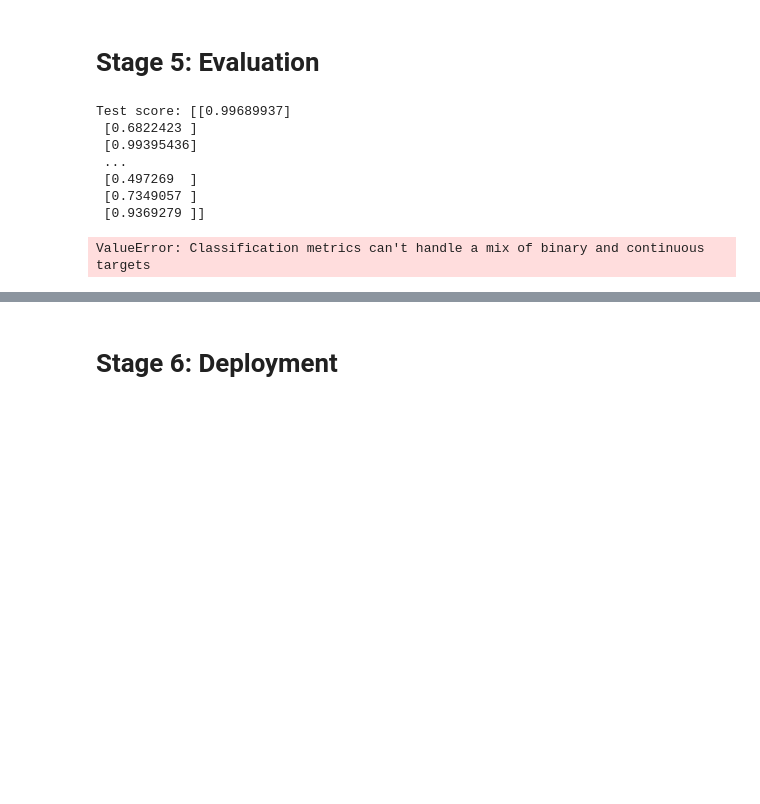
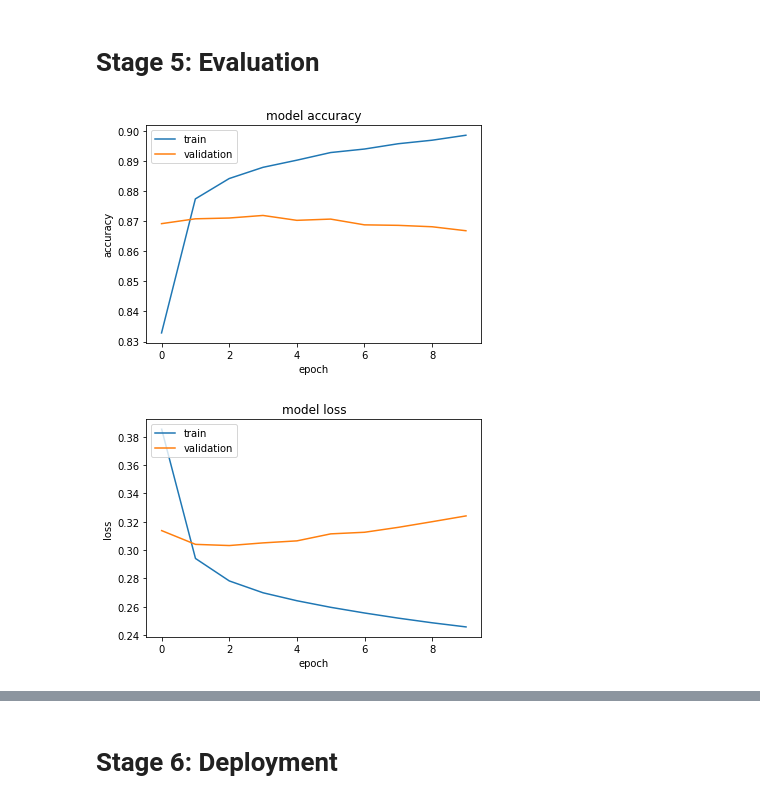
Before and after one commit to PramodaMajhi/sentiment-analysis, a Jupyter notebook: DeepLearning_Sentiment.ipynb, the cells around one changed output, grey strips where cells are left out. Saved outputs shown, nothing was run; the diff lists cells and outputs as text; code cells hidden in the pictures; blank space fills up the shorter version.

```diff
--- a/DeepLearning_Sentiment.ipynb
+++ b/DeepLearning_Sentiment.ipynb
@@ -46,7 +49,7 @@ print("y_test shape: {}".format(y_test.shape), end='\n\n')
 
 
 # Convert a collection of raw documents to a matrix
-vectorizer = TfidfVectorizer(decode_error='replace', encoding='utf-8', max_features=5000)
+vectorizer = TfidfVectorizer(decode_error='replace', encoding='utf-8', max_features=10000)
 # Learn vocabulary and idf from training set.
 vectorizer.fit(x_train.values.astype('U'))
 # Learn vocabulary and idf, return term-document matrix.
@@ -63,7 +66,8 @@ y_test shape: (103907,)
 from keras.models import Sequential
 from keras.layers import Dense, Embedding
 
+# Initializing Neural Network
 model = Sequential()
-model.add(Dense(units=6, kernel_initializer="uniform", activation='relu', input_dim=5000))
+model.add(Dense(units=6, kernel_initializer="uniform", activation='relu', input_dim=10000))
 model.add(Dense(units=6, kernel_initializer="uniform", activation='relu'))
 model.add(Dense(units=1, kernel_initializer="uniform", activation='sigmoid'))
@@ -74,5 +76,5 @@ As this is binary classification problem, we'll use binary_crossentropy loss fun
 # %%
 model.compile(loss='binary_crossentropy', optimizer='adam', metrics=['accuracy'])
 # %%
-model.fit(x_train_tv, y_train, batch_size=100, epochs=10)
+history = model.fit(x_train_tv, y_train, batch_size=100, epochs=10, validation_split=0.3)
 # %% [output]
@@ -101,14 +99,26 @@ Epoch 10/10
 # Stage 5: Evaluation
 # %%
 y_predict = model.predict(x_test_tv)
-
-print('Test score:', y_predict)
+y_predict = (y_predict > 0.5)
-# %% [output]
-Test score: [[0.99689937]
- [0.6822423 ]
- [0.99395436]
- ...
- [0.497269  ]
- [0.7349057 ]
- [0.9369279 ]]
-ValueError: Classification metrics can't handle a mix of binary and continuous targets
+# %%
+history = model.history
+
+#  "Accuracy"
+plt.plot(history.history['acc'])
+plt.plot(history.history['val_acc'])
+plt.title('model accuracy')
+plt.ylabel('accuracy')
+plt.xlabel('epoch')
+plt.legend(['train', 'validation'], loc='upper left')
+plt.show()
+# "Loss"
+plt.plot(history.history['loss'])
+plt.plot(history.history['val_loss'])
+plt.title('model loss')
+plt.ylabel('loss')
+plt.xlabel('epoch')
+plt.legend(['train', 'validation'], loc='upper left')
+plt.show()
+# %% [output]
+[figure, added]
+[figure, added]
```
Also changed, not shown: parts of 8 cells of this notebook, 1 other file.
